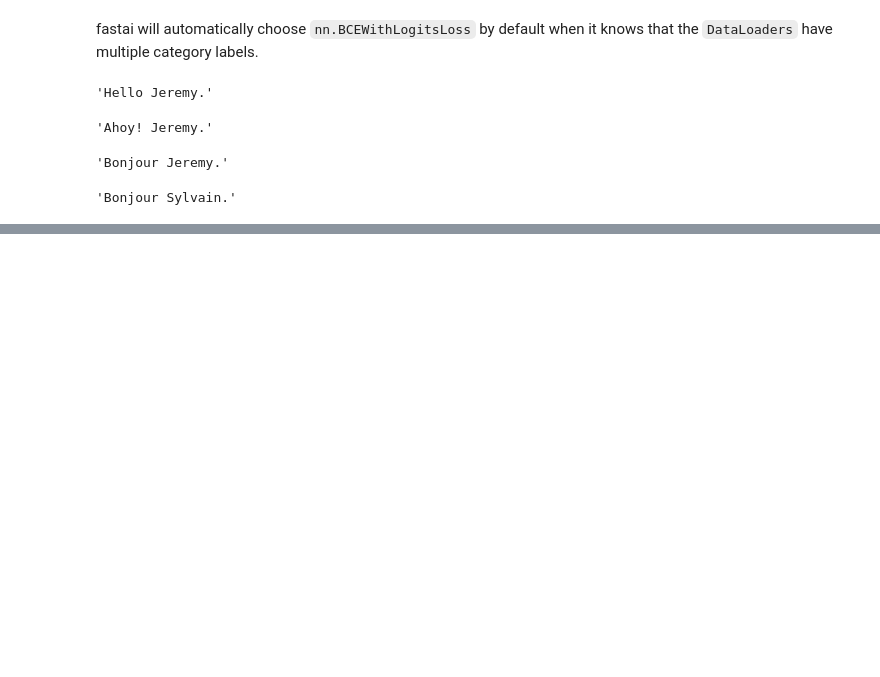
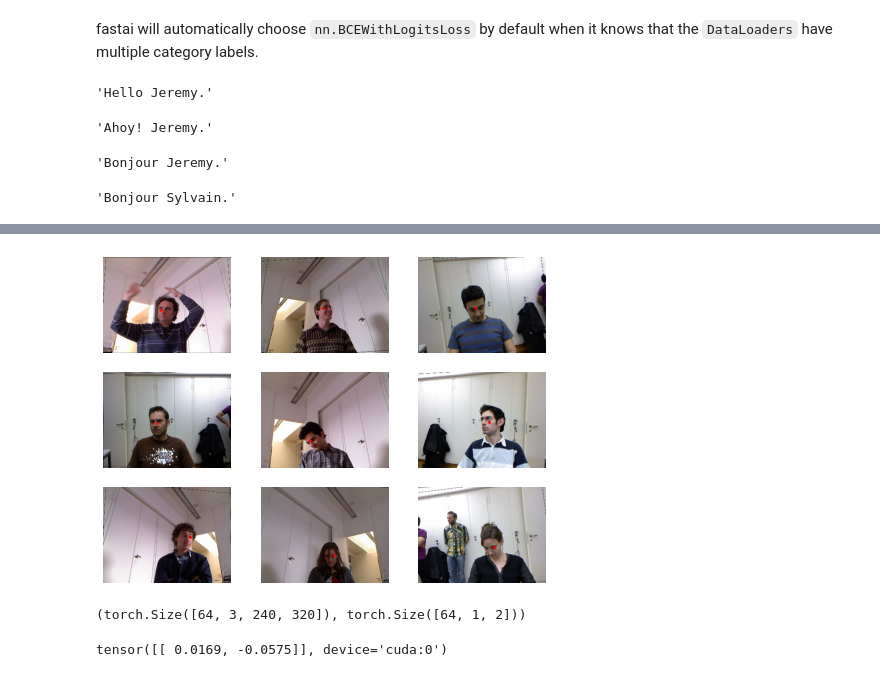
Before and after one commit to bwbelljr/fastaiv2, a Jupyter notebook: Lesson 6 (part 2), Chapter 6.ipynb, the cells around one changed output, grey strips where cells are left out. Saved outputs shown, nothing was run; the diff lists cells and outputs as text; code cells hidden in the pictures; blank space fills up the shorter version.

```diff
--- a/Lesson 6 (part 2), Chapter 6.ipynb
+++ b/Lesson 6 (part 2), Chapter 6.ipynb
@@ -351,0 +351,2 @@ plt.plot(xs, accs)
+# %%
+Path.BASE_PATH = path
@@ -351,0 +377,9 @@ plt.plot(xs, accs)
+# %%
+# code to extract the head center point
+cal = np.genfromtxt(path/'01'/'rgb.cal', skip_footer=6)
+
+def get_ctr(f):
+  ctr = np.genfromtxt(img2pose(f), skip_header=3)
+  c1 = ctr[0] * cal[0][0]/ctr[2] + cal[0][2]
+  c2 = ctr[1] * cal[1][1]/ctr[2] + cal[1][2]
+  return tensor([c1,c2])
@@ -351,0 +397,25 @@ plt.plot(xs, accs)
+# %%
+biwi = DataBlock(
+    blocks = (ImageBlock, PointBlock),
+    get_items = get_image_files,
+    get_y = get_ctr,
+    splitter = FuncSplitter(lambda o: o.parent.name=='13'),
+    batch_tfms = [*aug_transforms(size=(240,320)),
+                  Normalize.from_stats(*imagenet_stats)]
+)
+# %%
+dls = biwi.dataloaders(path)
+dls.show_batch(max_n=9, figsize=(8,6))
+# %% [output]
+[figure, added]
+# %%
+# Looking at tensors
+xb, yb = dls.one_batch()
+xb.shape, yb.shape
+# %% [output]
+(torch.Size([64, 3, 240, 320]), torch.Size([64, 1, 2]))
+# %%
+# one row from dependent variable
+yb[0]
+# %% [output]
+tensor([[ 0.0169, -0.0575]], device='cuda:0')
```
Also changed, not shown: parts of 39 cells of this notebook.
